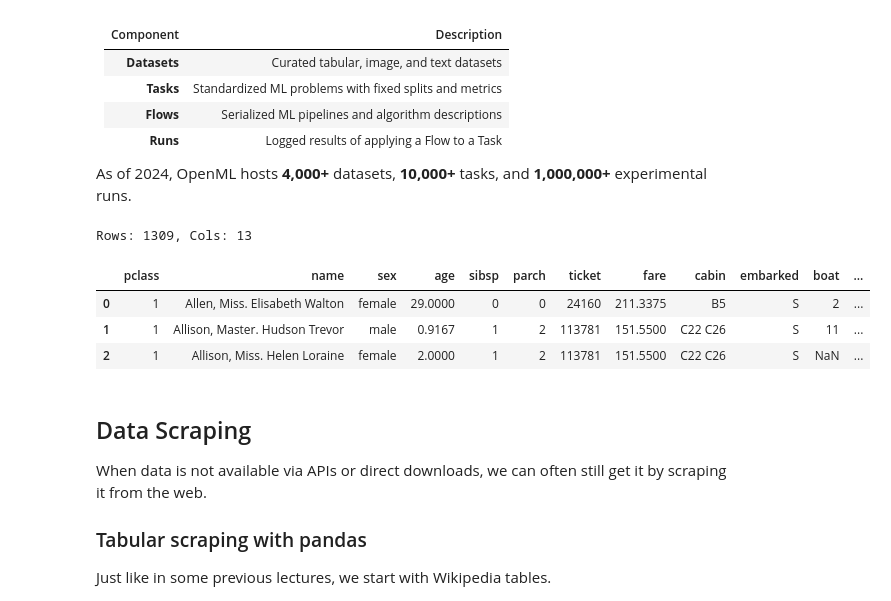
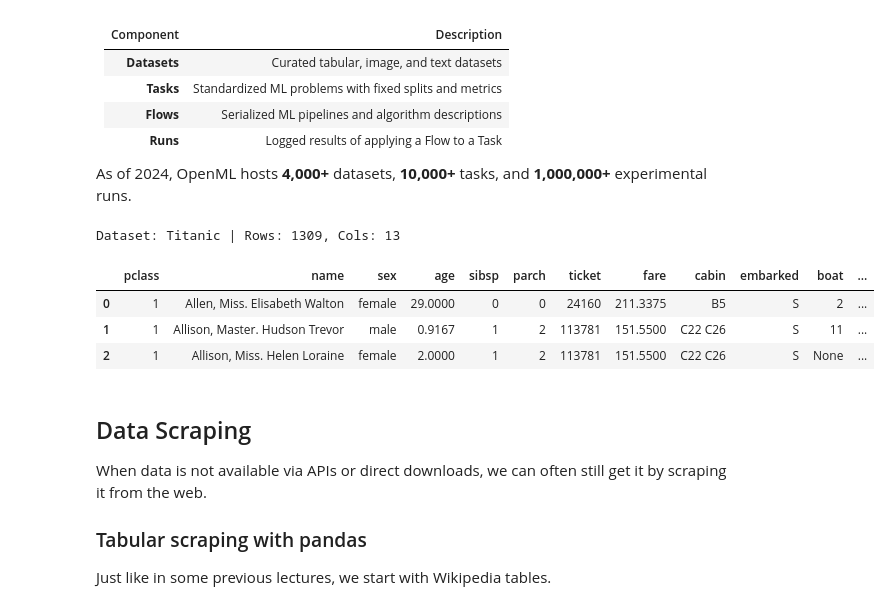
Before and after one commit to calgo-lab/data-science-workflow, a Jupyter notebook: DSW-sessions/session1_data_acquisition.ipynb, the cells around one changed output. Drawn from its saved outputs; the diff is of its cells as text; code cells hidden in the pictures.

```diff
--- a/DSW-sessions/session1_data_acquisition.ipynb
+++ b/DSW-sessions/session1_data_acquisition.ipynb
@@ -49,19 +49,27 @@ Direct downloads are often the fastest first step before scraping.
 
 As of 2024, OpenML hosts **4,000+** datasets, **10,000+** tasks, and **1,000,000+** experimental runs.
 # %%
-from sklearn.datasets import fetch_openml
+import openml
+import pandas as pd
 
-# Load the Titanic dataset from OpenML
-X, y = fetch_openml("titanic", as_frame=True, return_X_y=True, version=1)
+# OpenML ID for the classic Titanic dataset
+dataset = openml.datasets.get_dataset(40945)
 
-print(f"Rows: {X.shape[0]}, Cols: {X.shape[1]}")
+# Extract features and target
+# categorical_indicator helps identify which columns to treat as categories
+X, y, categorical_indicator, attribute_names = dataset.get_data(
+    dataset_format="dataframe",
+    target=dataset.default_target_attribute
+)
+
+print(f"Dataset: {dataset.name} | Rows: {X.shape[0]}, Cols: {X.shape[1]}")
 X.head(3)
 # %% [output]
-Rows: 1309, Cols: 13
+Dataset: Titanic | Rows: 1309, Cols: 13
 |  | pclass | name | sex | age | sibsp | parch | ticket | fare | cabin | embarked | boat | ... |
 | 0 | 1 | Allen, Miss. Elisabeth Walton | female | 29.0000 | 0 | 0 | 24160 | 211.3375 | B5 | S | 2 | ... |
 | 1 | 1 | Allison, Master. Hudson Trevor | male | 0.9167 | 1 | 2 | 113781 | 151.5500 | C22 C26 | S | 11 | ... |
-| 2 | 1 | Allison, Miss. Helen Loraine | female | 2.0000 | 1 | 2 | 113781 | 151.5500 | C22 C26 | S | NaN | ... |
+| 2 | 1 | Allison, Miss. Helen Loraine | female | 2.0000 | 1 | 2 | 113781 | 151.5500 | C22 C26 | S | None | ... |
 # %% [markdown]
 ## Data Scraping
 
```
Also changed, not shown: parts of 1 cell of this notebook, 4 other files.
